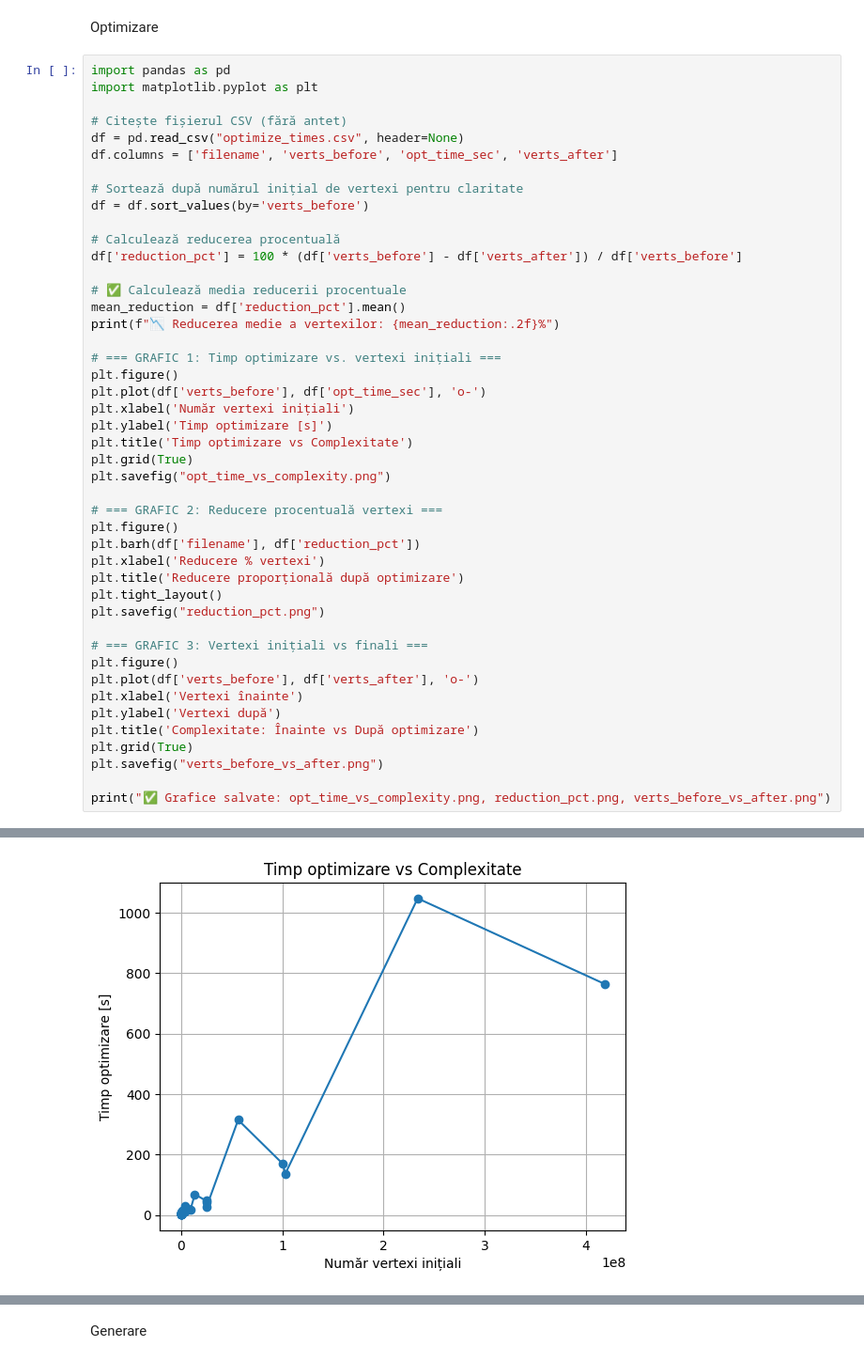
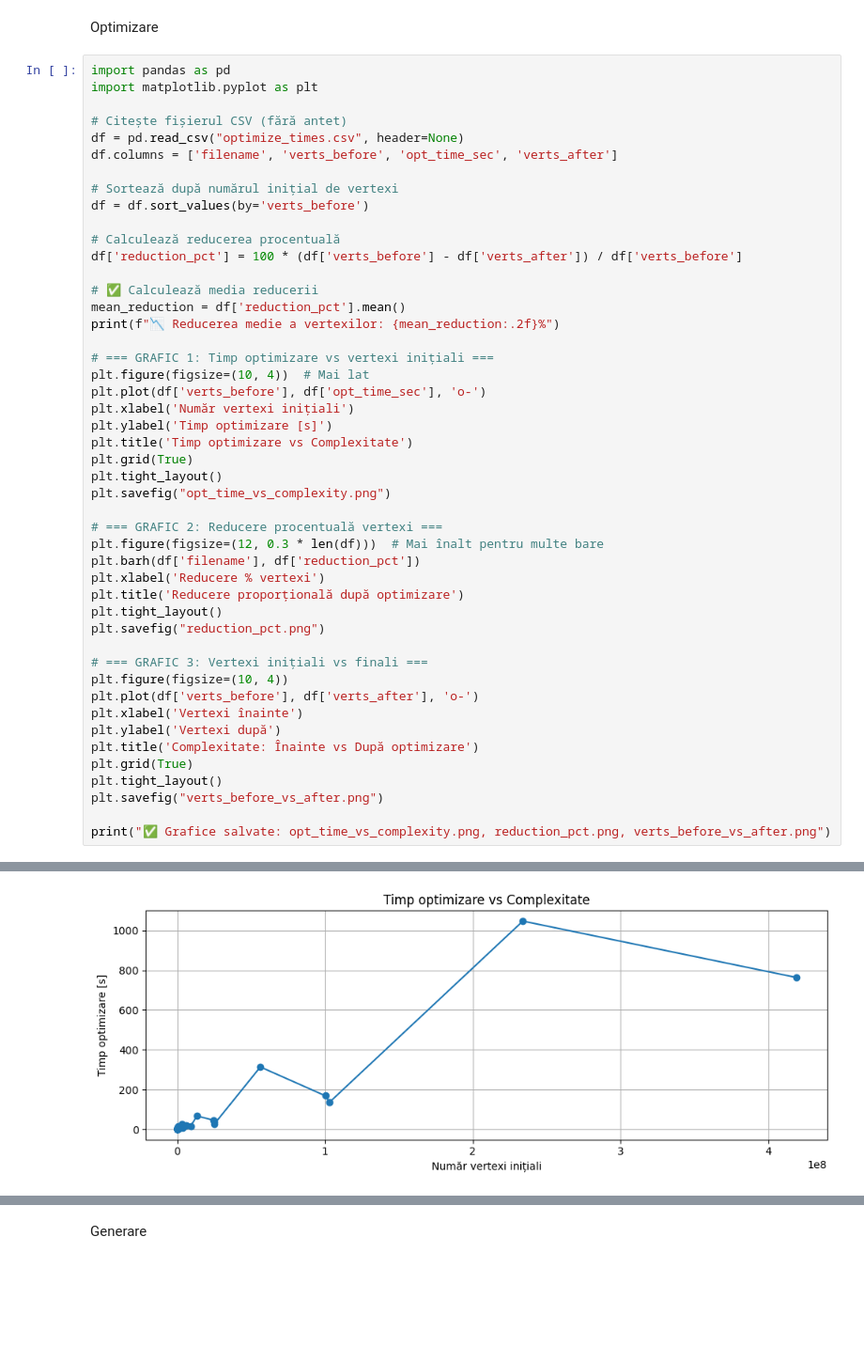
Before and after one commit to ana-nacu/FractalEngine, a Jupyter notebook: plotting/plotting_metrics.ipynb, the cells around one changed output, grey strips where cells are left out. Shown: that part at 94% size. Saved outputs shown, nothing was run; the diff lists cells and outputs as text; blank space fills up the shorter version.

```diff
--- a/plotting/plotting_metrics.ipynb
+++ b/plotting/plotting_metrics.ipynb
@@ -144,44 +101,46 @@ import matplotlib.pyplot as plt
 df = pd.read_csv("optimize_times.csv", header=None)
 df.columns = ['filename', 'verts_before', 'opt_time_sec', 'verts_after']
 
-# Sortează după numărul inițial de vertexi pentru claritate
+# Sortează după numărul inițial de vertexi
 df = df.sort_values(by='verts_before')
 
 # Calculează reducerea procentuală
 df['reduction_pct'] = 100 * (df['verts_before'] - df['verts_after']) / df['verts_before']
 
-# ✅ Calculează media reducerii procentuale
+# ✅ Calculează media reducerii
 mean_reduction = df['reduction_pct'].mean()
 print(f"📉 Reducerea medie a vertexilor: {mean_reduction:.2f}%")
 
-# === GRAFIC 1: Timp optimizare vs. vertexi inițiali ===
-plt.figure()
+# === GRAFIC 1: Timp optimizare vs vertexi inițiali ===
+plt.figure(figsize=(10, 4))  # Mai lat
 plt.plot(df['verts_before'], df['opt_time_sec'], 'o-')
 plt.xlabel('Număr vertexi inițiali')
 plt.ylabel('Timp optimizare [s]')
 plt.title('Timp optimizare vs Complexitate')
 plt.grid(True)
+plt.tight_layout()
 plt.savefig("opt_time_vs_complexity.png")
 
 # === GRAFIC 2: Reducere procentuală vertexi ===
-plt.figure()
+plt.figure(figsize=(12, 0.3 * len(df)))  # Mai înalt pentru multe bare
 plt.barh(df['filename'], df['reduction_pct'])
 plt.xlabel('Reducere % vertexi')
 plt.title('Reducere proporțională după optimizare')
 plt.tight_layout()
 plt.savefig("reduction_pct.png")
 
 # === GRAFIC 3: Vertexi inițiali vs finali ===
-plt.figure()
+plt.figure(figsize=(10, 4))
 plt.plot(df['verts_before'], df['verts_after'], 'o-')
 plt.xlabel('Vertexi înainte')
 plt.ylabel('Vertexi după')
 plt.title('Complexitate: Înainte vs După optimizare')
 plt.grid(True)
+plt.tight_layout()
 plt.savefig("verts_before_vs_after.png")
 
 print("✅ Grafice salvate: opt_time_vs_complexity.png, reduction_pct.png, verts_before_vs_after.png")
 # %% [output]
 📉 Reducerea medie a vertexilor: -762.76%
 ✅ Grafice salvate: opt_time_vs_complexity.png, reduction_pct.png, verts_before_vs_after.png
-[figure, old version]
+[figure, new version]
```
Also changed, not shown: parts of 2 cells of this notebook, 21 other files.
